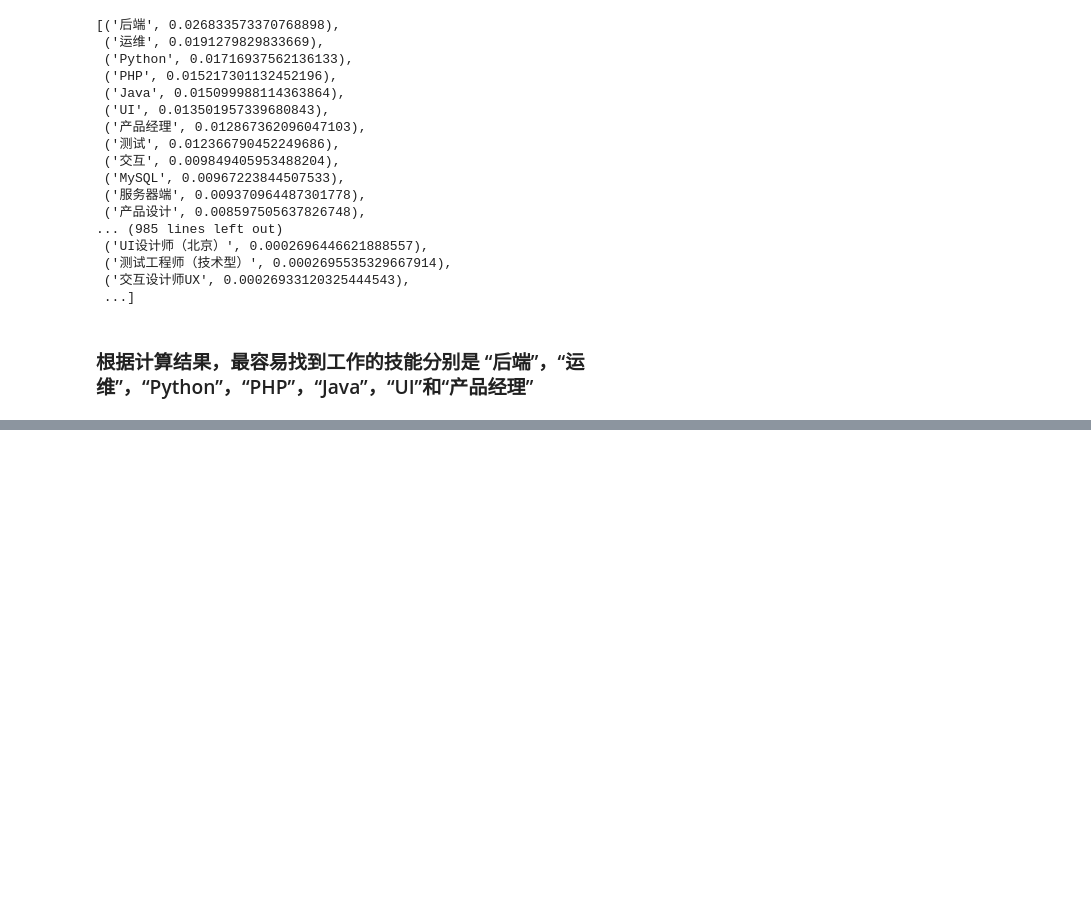
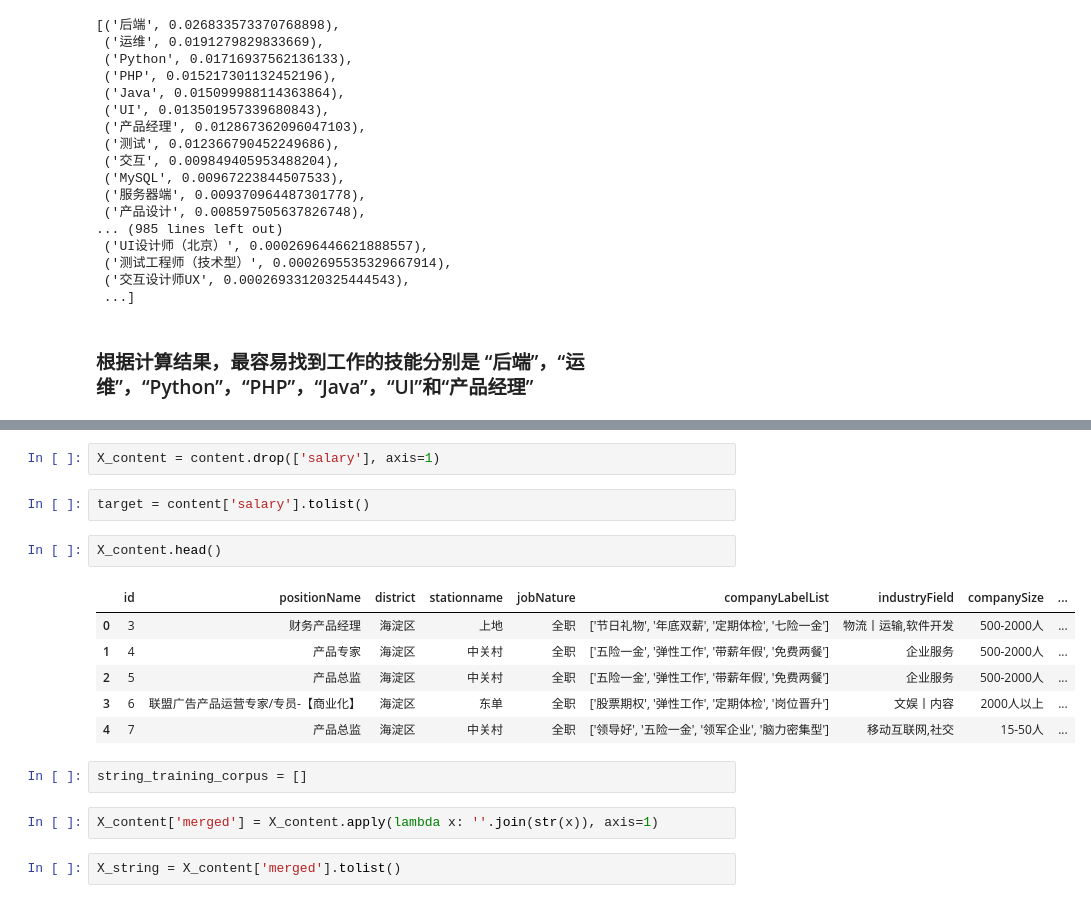
Before and after one commit to Autobicycle-Never-Blocking/Never-Traiffc-Jam, a Jupyter notebook: Analaysis/CoreCapacityAnalysis.ipynb, the cells around one changed output, grey strips where cells are left out. Drawn from its saved outputs; the diff is of its cells as text; blank space fills up the shorter version.

Commit message:
add machine learning to predicate salary

```diff
--- a/Analaysis/CoreCapacityAnalysis.ipynb
+++ b/Analaysis/CoreCapacityAnalysis.ipynb
@@ -116,0 +127,19 @@ ranked_position_and_ability
+# %%
+X_content = content.drop(['salary'], axis=1)
+# %%
+target = content['salary'].tolist()
+# %%
+X_content.head()
+# %% [output]
+|  | id | positionName | district | stationname | jobNature | companyLabelList | industryField | companySize | ... |
+| 0 | 3 | 财务产品经理 | 海淀区 | 上地 | 全职 | ['节日礼物', '年底双薪', '定期体检', '七险一金'] | 物流丨运输,软件开发 | 500-2000人 | ... |
+| 1 | 4 | 产品专家 | 海淀区 | 中关村 | 全职 | ['五险一金', '弹性工作', '带薪年假', '免费两餐'] | 企业服务 | 500-2000人 | ... |
+| 2 | 5 | 产品总监 | 海淀区 | 中关村 | 全职 | ['五险一金', '弹性工作', '带薪年假', '免费两餐'] | 企业服务 | 500-2000人 | ... |
+| 3 | 6 | 联盟广告产品运营专家/专员-【商业化】 | 海淀区 | 东单 | 全职 | ['股票期权', '弹性工作', '定期体检', '岗位晋升'] | 文娱丨内容 | 2000人以上 | ... |
+| 4 | 7 | 产品总监 | 海淀区 | 中关村 | 全职 | ['领导好', '五险一金', '领军企业', '脑力密集型'] | 移动互联网,社交 | 15-50人 | ... |
+# %%
+string_training_corpus = []
+# %%
+X_content['merged'] = X_content.apply(lambda x: ''.join(str(x)), axis=1)
+# %%
+X_string = X_content['merged'].tolist()
```
Also changed, not shown: parts of 30 cells of this notebook.
